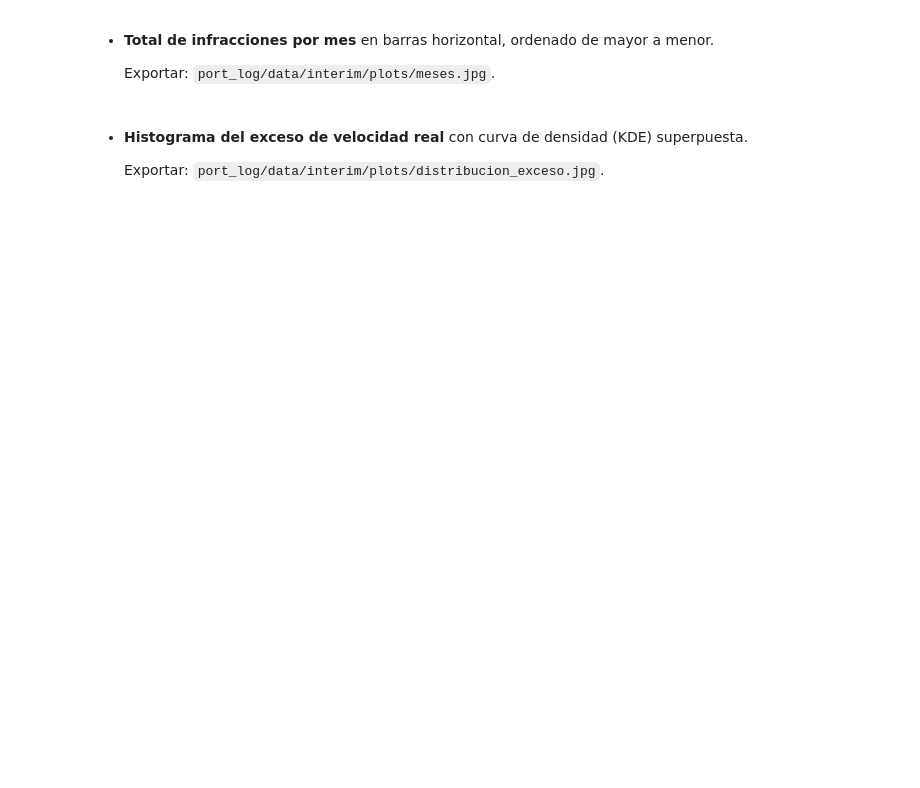
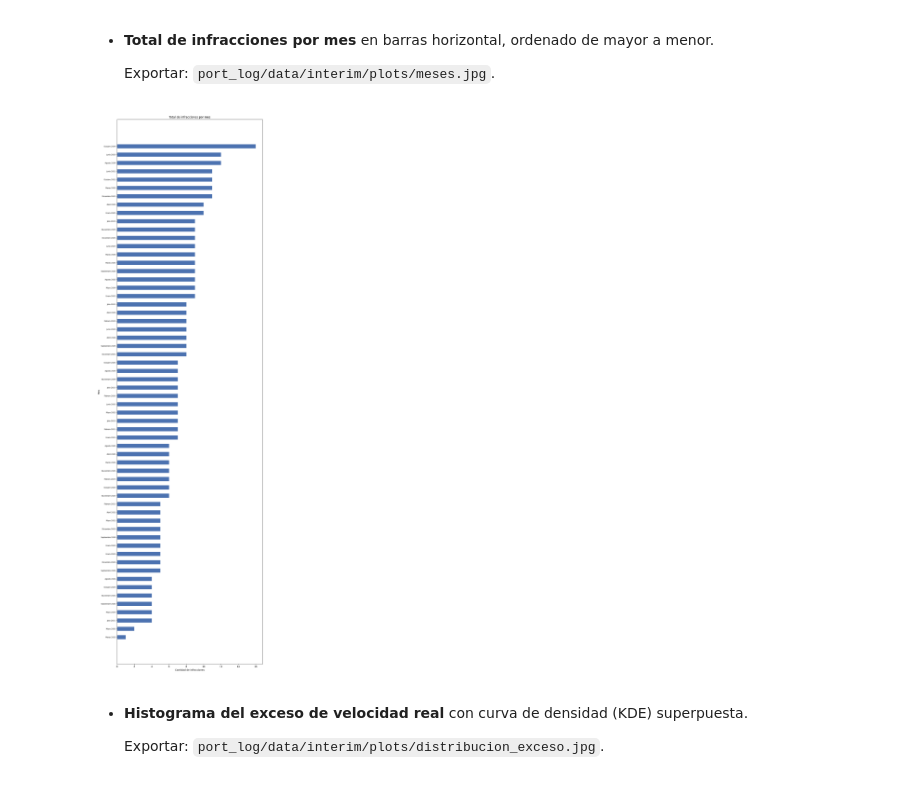
Before and after one commit to HectorOviedoM/Port_Log-Grupo_16, a Jupyter notebook: 01_Port_Log_Grupo_16.ipynb, the cells around one changed output. Saved outputs shown, nothing was run; the diff lists cells and outputs as text; code cells hidden in the pictures; blank space fills up the shorter version.

```diff
--- a/01_Port_Log_Grupo_16.ipynb
+++ b/01_Port_Log_Grupo_16.ipynb
@@ -896,6 +928,35 @@ Responder cada punto con un gráfico. Cada gráfico se debe mostrar en el notebo
 - **Total de infracciones por mes** en barras horizontal, ordenado de mayor a menor.
 
   Exportar: `port_log/data/interim/plots/meses.jpg`.
+# %%
+#@title Total de infracciones por mes
+MESES_ES = {
+    "01": "Enero", "02": "Febrero", "03": "Marzo", "04": "Abril",
+    "05": "Mayo", "06": "Junio", "07": "Julio", "08": "Agosto",
+    "09": "Septiembre", "10": "Octubre", "11": "Noviembre", "12": "Diciembre",
+}
+
+meses = (
+    df_clean.loc[df_clean["fecha_ingreso"] != "1900-01-01", "fecha_ingreso"]
+    .str[:7]
+    .value_counts()
+    .sort_values(ascending=False)
+)
+etiquetas = [f"{MESES_ES[m.split('-')[1]]} {m.split('-')[0]}" for m in meses.index]
+
+ALTO_BARRA = 0.5
+alto = max(5, len(meses) * 0.55)
+
+plt.figure(figsize=(10, alto))
+plt.barh(etiquetas[::-1], meses.values[::-1], height=ALTO_BARRA, color="#4C72B0")
+plt.title("Total de infracciones por mes")
+plt.xlabel("Cantidad de infracciones")
+plt.ylabel("Mes")
+plt.yticks(fontsize=7)
+plt.tight_layout()
+plt.savefig("port_log/data/interim/plots/meses.jpg", dpi=300, bbox_inches="tight")
+# %% [output]
+[figure, added]
 # %% [markdown]
 
 - **Histograma del exceso de velocidad real** con curva de densidad (KDE) superpuesta.
```
Also changed, not shown: parts of 12 cells of this notebook, 1 other file.
